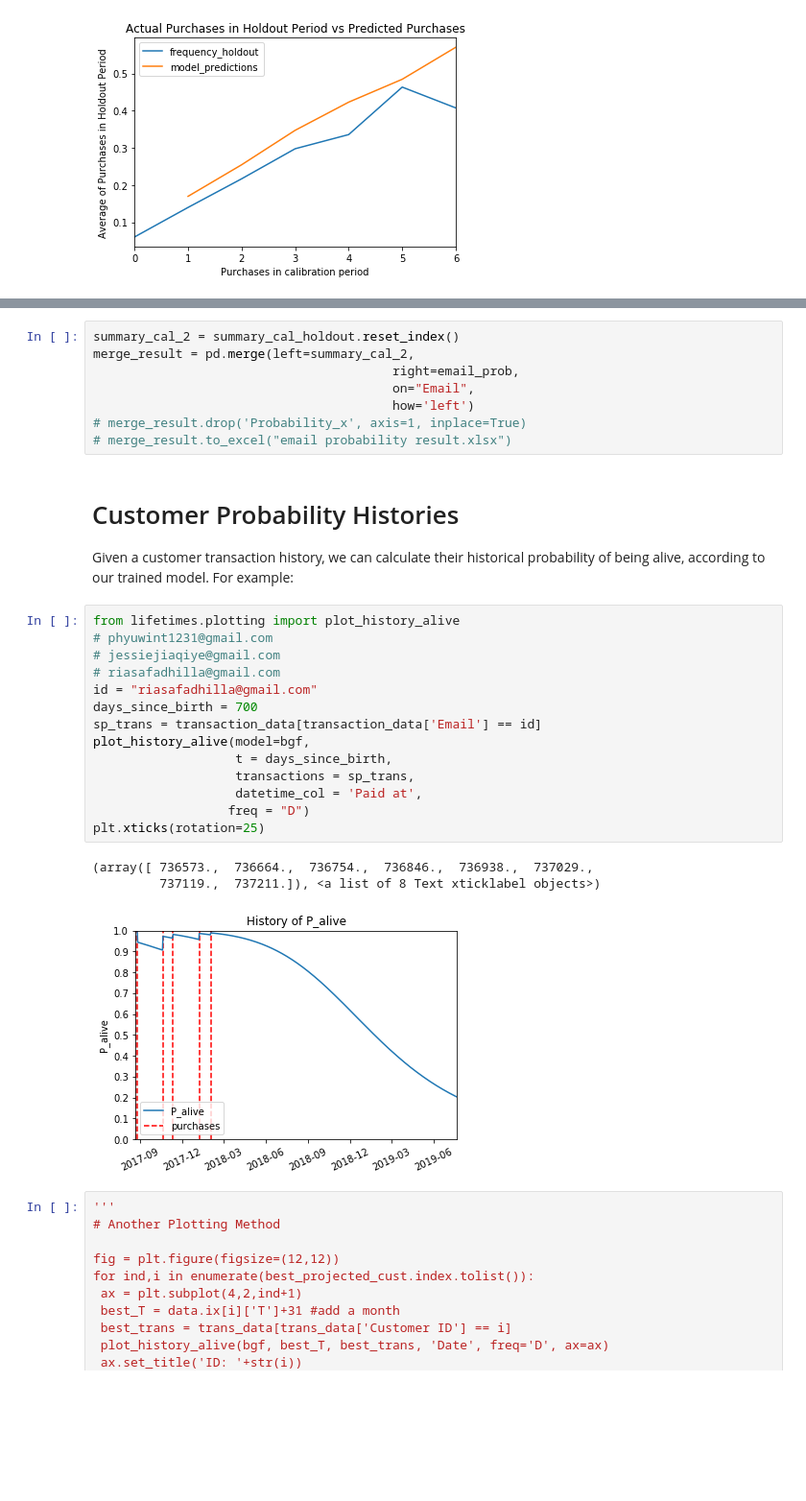
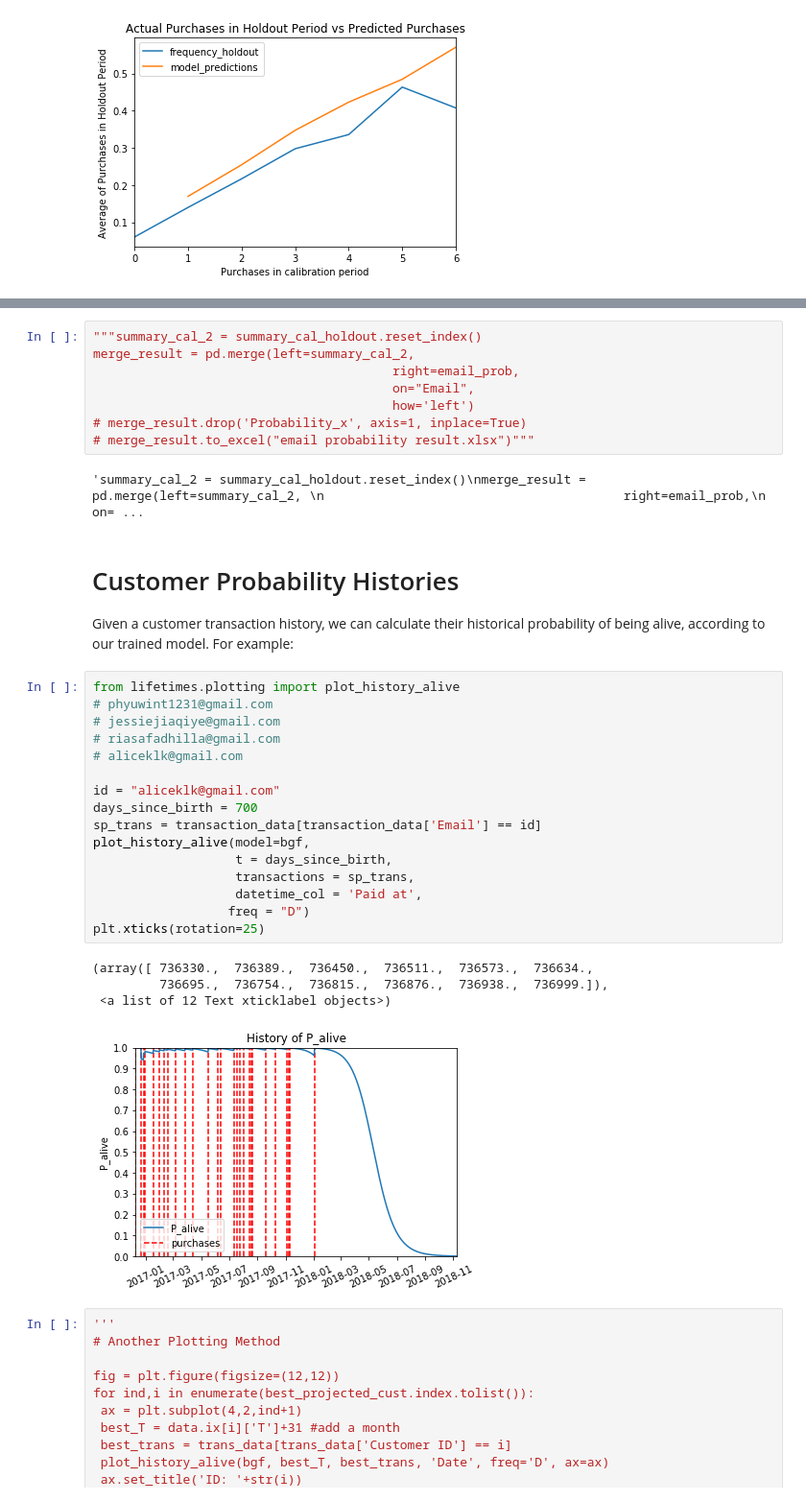
Before and after one commit to jeffl24/lifetime, a Jupyter notebook: CLTV_analysis.ipynb, the cells around one changed output, grey strips where cells are left out. Shown: that part at 96% size. Drawn from its saved outputs; the diff is of its cells as text; blank space fills up the shorter version.

```diff
--- a/CLTV_analysis.ipynb
+++ b/CLTV_analysis.ipynb
@@ -301,32 +302,37 @@ plot_period_transactions(bgf)
 # %%
-summary_cal_2 = summary_cal_holdout.reset_index()
+"""summary_cal_2 = summary_cal_holdout.reset_index()
 merge_result = pd.merge(left=summary_cal_2,
                                         right=email_prob,
                                         on="Email",
                                         how='left')
 # merge_result.drop('Probability_x', axis=1, inplace=True)
-# merge_result.to_excel("email probability result.xlsx")
+# merge_result.to_excel("email probability result.xlsx")"""
+# %% [output]
+'summary_cal_2 = summary_cal_holdout.reset_index()\nmerge_result = pd.merge(left=summary_cal_2, \n                                        right=email_prob,\n                                        on= ...
 # %% [markdown]
 # Customer Probability Histories
 Given a customer transaction history, we can calculate their historical probability of being alive, according to our trained model. For example:
 # %%
 from lifetimes.plotting import plot_history_alive
 # phyuwint1231@gmail.com
 # jessiejiaqiye@gmail.com
 # riasafadhilla@gmail.com
-id = "riasafadhilla@gmail.com"
+# aliceklk@gmail.com
+
+id = "aliceklk@gmail.com"
 days_since_birth = 700
 sp_trans = transaction_data[transaction_data['Email'] == id]
 plot_history_alive(model=bgf,
                    t = days_since_birth,
                    transactions = sp_trans,
                    datetime_col = 'Paid at',
                   freq = "D")
 plt.xticks(rotation=25)
 # %% [output]
-(array([ 736573.,  736664.,  736754.,  736846.,  736938.,  737029.,
-         737119.,  737211.]), <a list of 8 Text xticklabel objects>)
+(array([ 736330.,  736389.,  736450.,  736511.,  736573.,  736634.,
+         736695.,  736754.,  736815.,  736876.,  736938.,  736999.]),
+ <a list of 12 Text xticklabel objects>)
-[figure, old version]
+[figure, new version]
 # %%
 '''
 # Another Plotting Method
```
Also changed, not shown: parts of 15 cells of this notebook, 3 other files.
